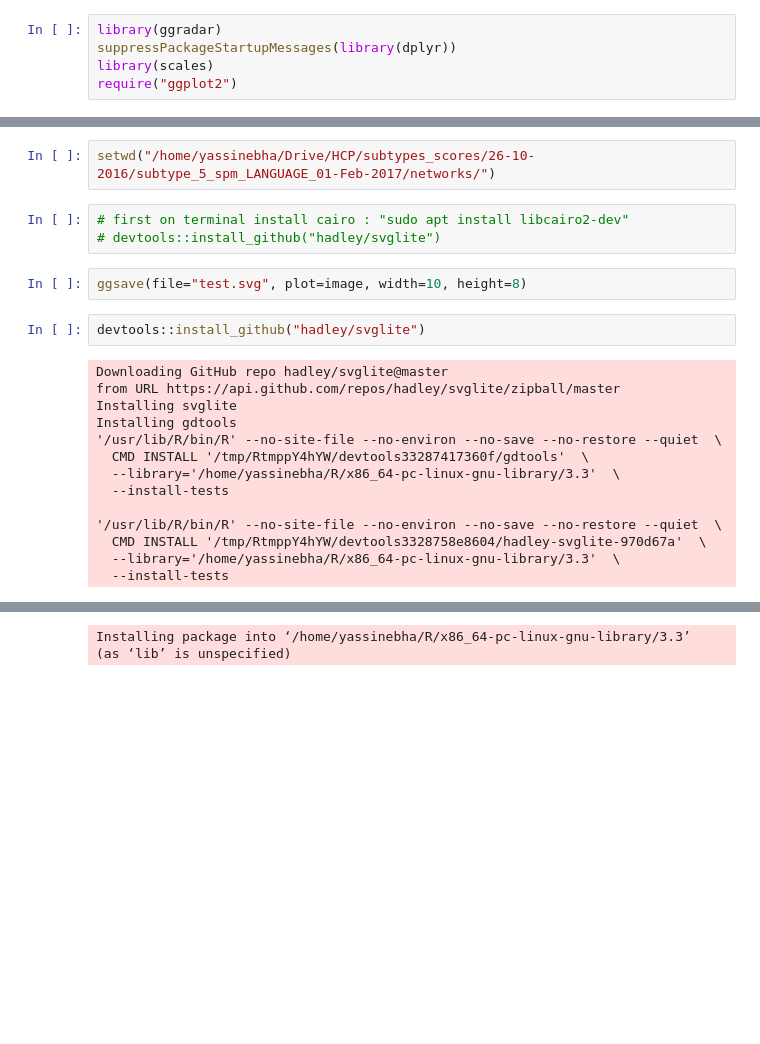
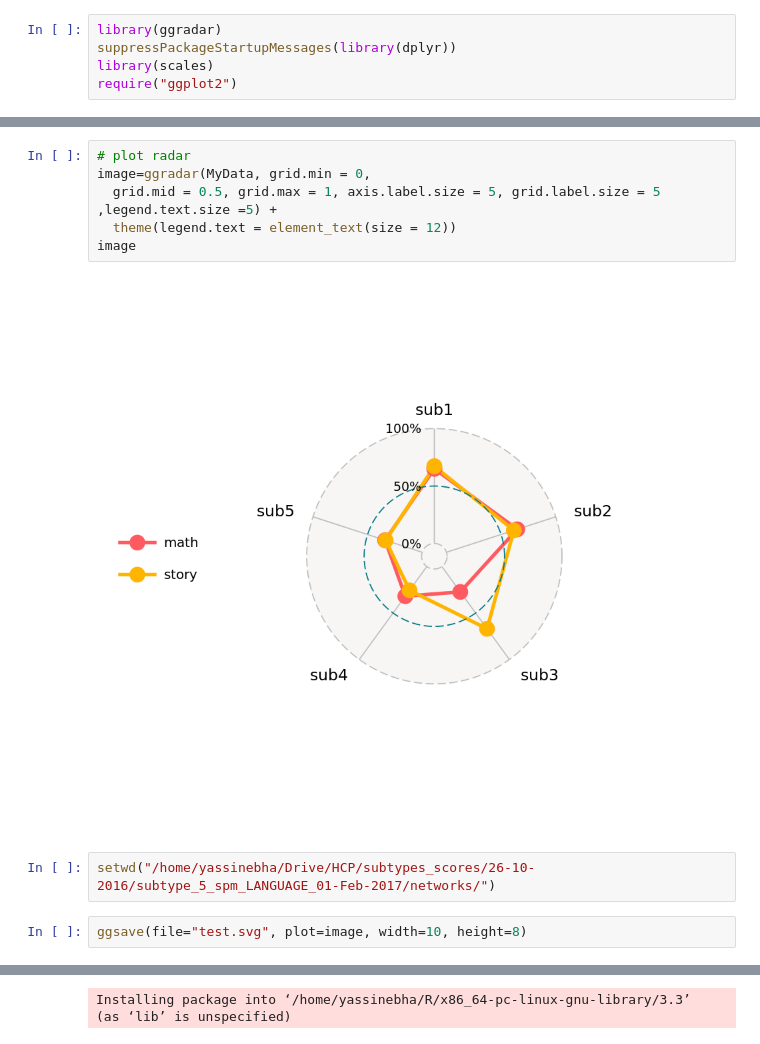
Before and after one commit to SIMEXP/hcp, a Jupyter notebook: hcp_solar_heritability_subtype_language_Exp2.ipynb, the cells around one changed output, grey strips where cells are left out. Saved outputs shown, nothing was run; the diff lists cells and outputs as text; blank space fills up the shorter version.

Commit message:
association radar plot

```diff
--- a/hcp_solar_heritability_subtype_language_Exp2.ipynb
+++ b/hcp_solar_heritability_subtype_language_Exp2.ipynb
@@ -580,26 +579,15 @@ image=ggradar(MyData)
+# %%
+# plot radar
+image=ggradar(MyData, grid.min = 0,
+  grid.mid = 0.5, grid.max = 1, axis.label.size = 5, grid.label.size = 5 ,legend.text.size =5) +
+  theme(legend.text = element_text(size = 12))
+image
+# %% [output]
+[figure, added]
 # %%
 setwd("/home/yassinebha/Drive/HCP/subtypes_scores/26-10-2016/subtype_5_spm_LANGUAGE_01-Feb-2017/networks/")
-# %%
-# first on terminal install cairo : "sudo apt install libcairo2-dev"
-# devtools::install_github("hadley/svglite")
 # %%
 ggsave(file="test.svg", plot=image, width=10, height=8)
-# %%
-devtools::install_github("hadley/svglite")
-# %% [output]
-Downloading GitHub repo hadley/svglite@master
-from URL https://api.github.com/repos/hadley/svglite/zipball/master
-Installing svglite
-Installing gdtools
-'/usr/lib/R/bin/R' --no-site-file --no-environ --no-save --no-restore --quiet  \
-  CMD INSTALL '/tmp/RtmppY4hYW/devtools33287417360f/gdtools'  \
-  --library='/home/yassinebha/R/x86_64-pc-linux-gnu-library/3.3'  \
-  --install-tests
-
-'/usr/lib/R/bin/R' --no-site-file --no-environ --no-save --no-restore --quiet  \
-  CMD INSTALL '/tmp/RtmppY4hYW/devtools3328758e8604/hadley-svglite-970d67a'  \
-  --library='/home/yassinebha/R/x86_64-pc-linux-gnu-library/3.3'  \
-  --install-tests
 # %%
 # other solution
 # install.packages('fmsb')
```
Also changed, not shown: parts of 6 cells of this notebook, 1 other file.
